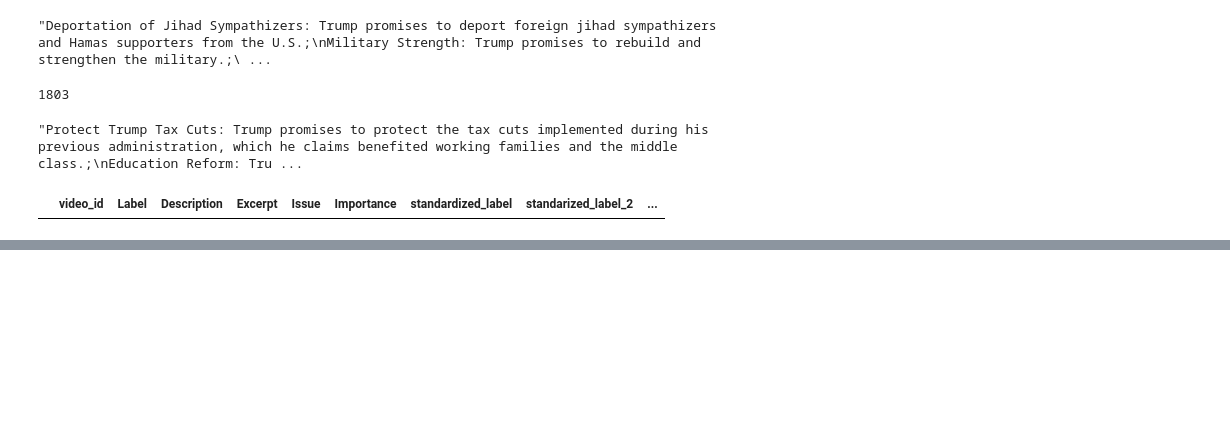
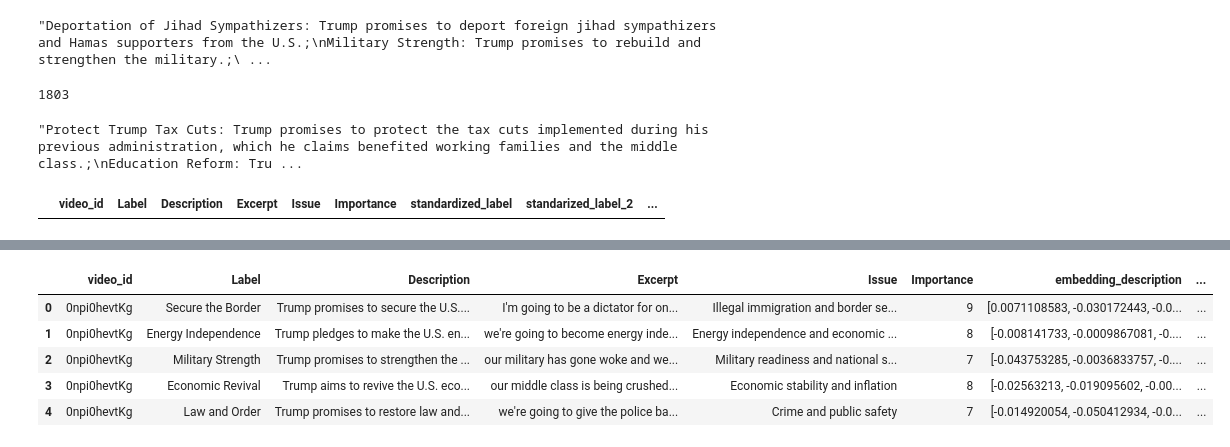
Before and after one commit to TimothyDorr95/TrumpCampaignPromises, a Jupyter notebook: Data_Getter.ipynb, the cells around one changed output, grey strips where cells are left out. Cells and saved outputs as stored; diff of their text form; code cells hidden in the pictures; blank space fills up the shorter version.

```diff
--- a/Data_Getter.ipynb
+++ b/Data_Getter.ipynb
@@ -4321,0 +4356,7 @@ promises_df[promises_df['standardized_label_3'].isna()]
+# %%
+sample_1 = promises_df[promises_df['standardized_label_3'] == "Fighting Wasteful Government Spending"]
+sample_2 = promises_df[promises_df['standardized_label_3'] == "Other"]
+sample_3 = promises_df.sample(30)
+
+sample = pd.concat([sample_1, sample_2, sample_3])
+sample[['standardized_label_3', 'Label', 'Description', 'Importance', 'Excerpt', 'video_id']].to_clipboard()
@@ -4321,0 +4386,3 @@ promises_df[promises_df['standardized_label_3'].isna()]
+# %%
+embeddings_narratives = pd.read_parquet('Data/Arguments_Embeddigns/Campaing_Promises_embeddings_p1.parquet')
+embeddings_narratives.head(10)
@@ -4321,0 +4429,3 @@ promises_df[promises_df['standardized_label_3'].isna()]
+# %%
+sample_1 = promises_df[promises_df['standardized_label_3'] == "Fighting Wasteful Government Spending"]
+sample_1.to_clipboard()
@@ -4321,0 +4435,16 @@ promises_df[promises_df['standardized_label_3'].isna()]
+# %%
+options = set(promises_df['standardized_label_3'].values)
+#make list
+options = list(options)
+sample_code = pd.concat([sample_1, sample_2])
+
+for index, row in sample_code.iterrows():
+    print(f"Label: {row['Label']}")
+    print(f"Description: {row['Description']}")
+    print(f"Excerpt: {row['Excerpt']}")
+    print("\n")
+    print('Select the right label:')df = dfccffdfd
+    print(options)
+    choice = int(input("Enter the number from 0 to 8"))
+    #enter the option as the new standardized_label_3
+    promises_df.loc[index, 'Corrected_Label_3'] = options[choice]
@@ -4321,0 +4470,9 @@ promises_df[promises_df['standardized_label_3'].isna()]
+# %%
+promises_df.head()
+# %% [output]
+|  | video_id | Label | Description | Excerpt | Issue | Importance | embedding_description | ... |
+| 0 | 0npi0hevtKg | Secure the Border | Trump promises to secure the U.S.... | I'm going to be a dictator for on... | Illegal immigration and border se... | 9 | [0.0071108583, -0.030172443, -0.0... | ... |
+| 1 | 0npi0hevtKg | Energy Independence | Trump pledges to make the U.S. en... | we're going to become energy inde... | Energy independence and economic ... | 8 | [-0.008141733, -0.0009867081, -0.... | ... |
+| 2 | 0npi0hevtKg | Military Strength | Trump promises to strengthen the ... | our military has gone woke and we... | Military readiness and national s... | 7 | [-0.043753285, -0.0036833757, -0.... | ... |
+| 3 | 0npi0hevtKg | Economic Revival | Trump aims to revive the U.S. eco... | our middle class is being crushed... | Economic stability and inflation | 8 | [-0.02563213, -0.019095602, -0.00... | ... |
+| 4 | 0npi0hevtKg | Law and Order | Trump promises to restore law and... | we're going to give the police ba... | Crime and public safety | 7 | [-0.014920054, -0.050412934, -0.0... | ... |
```
Also changed, not shown: parts of 10 cells of this notebook, 1 other file.
